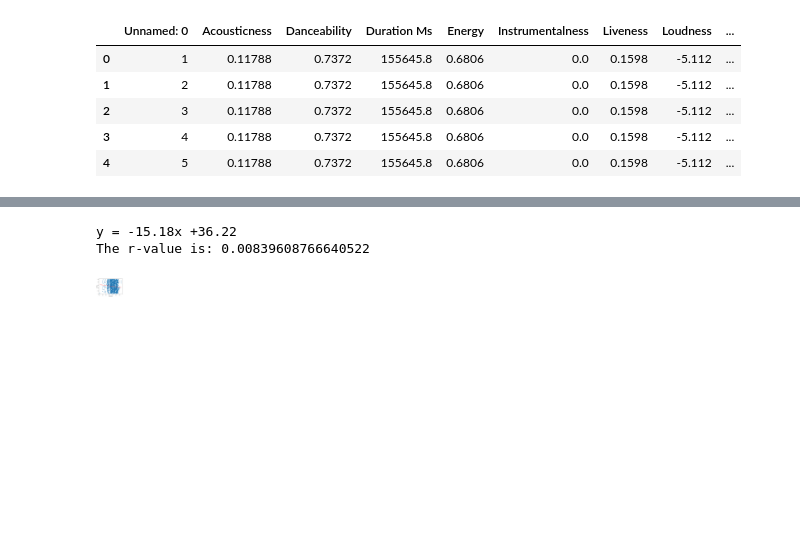
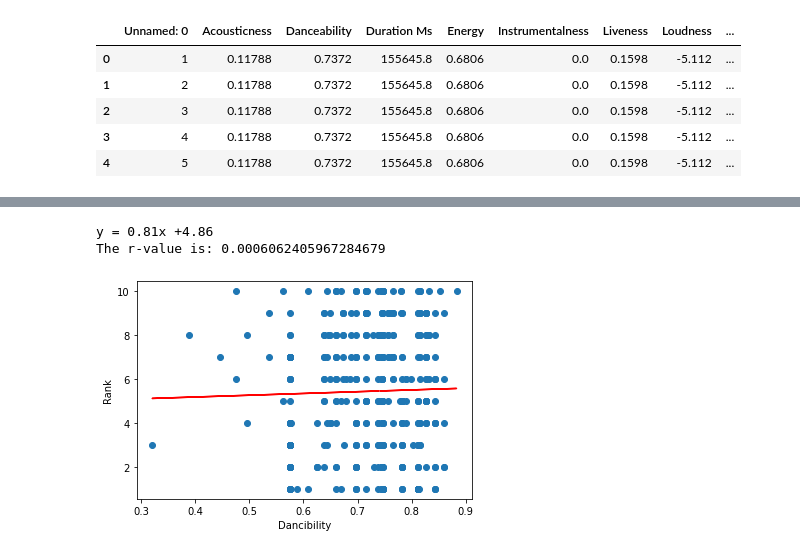
Before and after one commit to michellesimek/project_1, a Jupyter notebook: Project_1_Chart_KS.ipynb, the cells around one changed output, grey strips where cells are left out. Saved outputs shown, nothing was run; the diff lists cells and outputs as text; code cells hidden in the pictures; blank space fills up the shorter version.

```diff
--- a/Project_1_Chart_KS.ipynb
+++ b/Project_1_Chart_KS.ipynb
@@ -15,21 +15,3 @@ df.head()
 | 2 | 3 | 0.11788 | 0.7372 | 155645.8 | 0.6806 | 0.0 | 0.1598 | -5.112 | ... |
 | 3 | 4 | 0.11788 | 0.7372 | 155645.8 | 0.6806 | 0.0 | 0.1598 | -5.112 | ... |
 | 4 | 5 | 0.11788 | 0.7372 | 155645.8 | 0.6806 | 0.0 | 0.1598 | -5.112 | ... |
-# %%
-#list artists and number of unique countries they had top songs in
-#artist_country = pd.DataFrame({"Artist_clean": df['Artist_clean'],
- #                               "Country": df['Country']
-#})
-df = df.groupby(['Artist_clean'])
-
-
-df.head()
-
-
-#artist_country_drop = artist_country.loc[artist_country['Country'] > 10]
-
-#artist_country_drop = artist_country_drop[('Country')].sort_values(ascending=False)
-
-#artist_country_drop.head()
-
-#artist_country_drop = pd.DataFrame(artist_country_drop)
@@ -37,0 +18,6 @@ AttributeError: 'DataFrameGroupBy' object has no attribute 'groupby'
+# %%
+
+df_rank = df.loc[df['Rank'] <= 10]
+
+
+df_rank.head()
@@ -38,28 +31,28 @@ AttributeError: 'DataFrameGroupBy' object has no attribute 'groupby'
 # %%
 #New--Scatter plot analyzing musicalities by rank
-x_values = df['Danceability']
-y_values = df['Rank']
+x_values = df_rank['Danceability']
+y_values = df_rank['Rank']
 (slope, intercept, rvalue, pvalue, stderr) = stats.linregress(x_values, y_values)
 
 regress_values = x_values * slope + intercept
 
 line_eq = "y = " + str(round(slope,2)) + "x +" + str(round(intercept,2))
 print(line_eq)
 
 
 plt.scatter(x_values,y_values)
 plt.plot(x_values,regress_values,"r-")
 
 
 plt.xlabel('Dancibility')
-plt.ylabel('Energy')
-plt.annotate(line_eq,(20,15),fontsize=15,color="red")
+plt.ylabel('Rank')
+plt.annotate(line_eq,(1,1), fontsize=15,color="red")
 
 print(f"The r-value is: {rvalue**2}")
 
-plt.savefig('DancevEnergy.png')
+plt.savefig('DancevRank.png')
 plt.show()
 # %% [output]
-y = -15.18x +36.22
-The r-value is: 0.00839608766640522
+y = 0.81x +4.86
+The r-value is: 0.0006062405967284679
-[figure, old version]
+[figure, new version]
```
Also changed, not shown: parts of 3 cells of this notebook.
